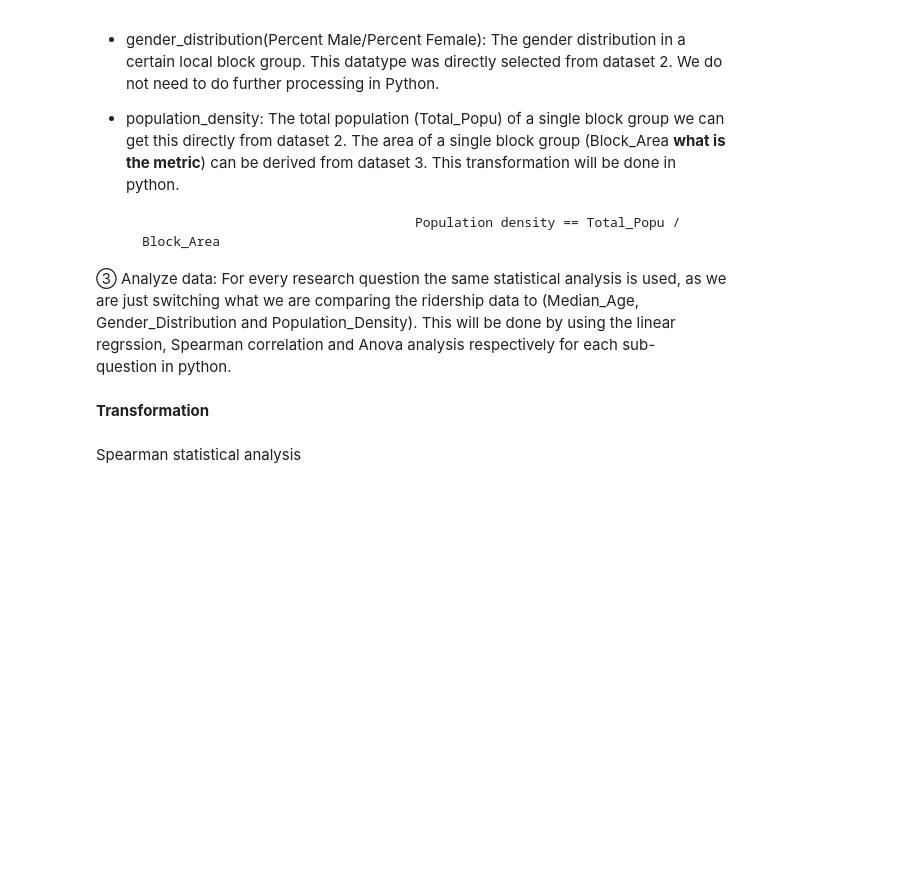
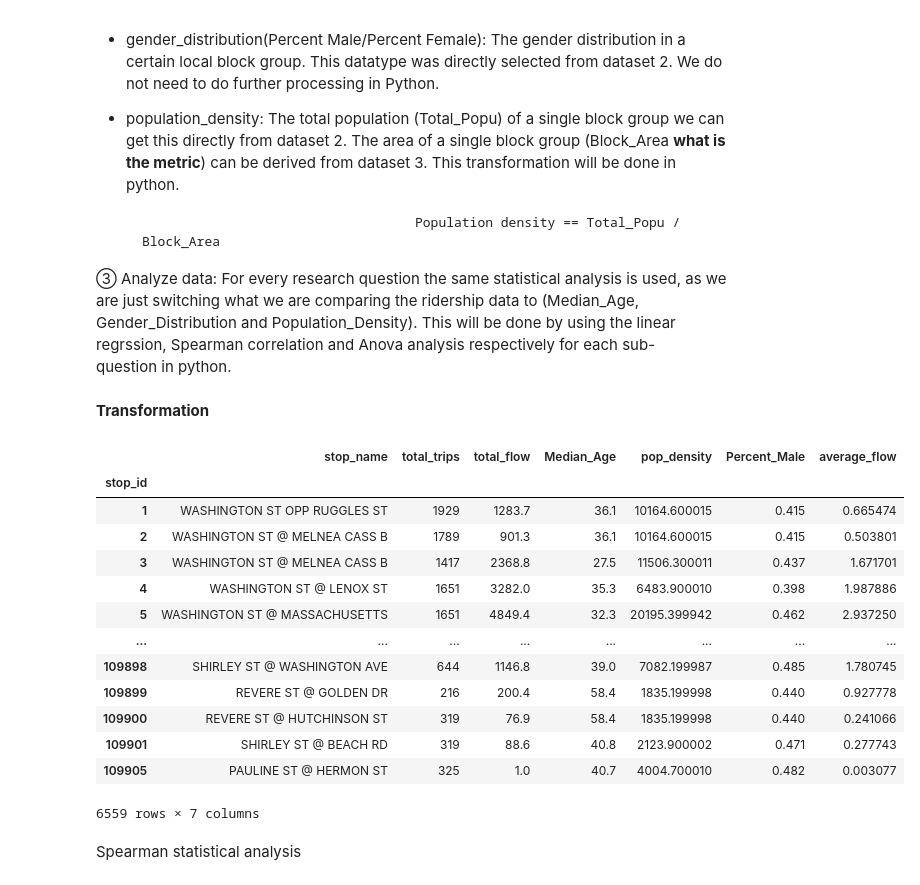
Before and after one commit to Mulhamomar/TIL6022_group10, a Jupyter notebook: TIL-6022 Bus Ridership.ipynb, the cells around one changed output. Drawn from its saved outputs; the diff is of its cells as text; code cells hidden in the pictures; blank space fills up the shorter version.

```diff
--- a/TIL-6022 Bus Ridership.ipynb
+++ b/TIL-6022 Bus Ridership.ipynb
@@ -93,21 +93,36 @@ import numpy as np
 # %%
 file = 'TIL6022Data.csv'
 new_file = 'TIL6022aggdata.csv'
 df = pd.read_csv(file) #Read CSV
 def calculate_columns(df):
     df['pop_density'] = df['Total_Pop']/df['BG Area'] #Calculates population density (people per km2)
     df['total_trips'] = (df['num_trips']*5).where(df['day_type_name'] == 'weekday', df['num_trips']) #Finds number of trips per week
     df['total_ons'] = df['total_trips']*df['average_ons'] #Finds total ons per week
     df['total_offs'] = df['total_trips']*df['average_offs'] #Finds total offs per week
     df['average_flow'] = df['average_ons']+df['average_offs'] #Finds average flow
     df['total_flow'] = df['total_ons']+df['total_offs'] #Finds total flow per week
     #df.to_csv(file) #Update CSV
     agg_functions = {'stop_name': 'first', 'total_trips': 'sum','total_flow':'sum', 'Median_Age': 'first', 'pop_density' : 'first', 'Percent_Male': 'first'} #transformations done in the aggregate funciton
     df_new = df.groupby(df['stop_id']).aggregate(agg_functions) #transforming the data
     df_new['average_flow'] = df_new['total_flow']/df_new['total_trips']
     df_new.to_csv(new_file)
-#print(df_new)]
+    display(df_new)
 calculate_columns(df)
+# %% [output]
+|  | stop_name | total_trips | total_flow | Median_Age | pop_density | Percent_Male | average_flow |
+| stop_id |  |  |  |  |  |  |  |
+| 1 | WASHINGTON ST OPP RUGGLES ST | 1929 | 1283.7 | 36.1 | 10164.600015 | 0.415 | 0.665474 |
+| 2 | WASHINGTON ST @ MELNEA CASS B | 1789 | 901.3 | 36.1 | 10164.600015 | 0.415 | 0.503801 |
+| 3 | WASHINGTON ST @ MELNEA CASS B | 1417 | 2368.8 | 27.5 | 11506.300011 | 0.437 | 1.671701 |
+| 4 | WASHINGTON ST @ LENOX ST | 1651 | 3282.0 | 35.3 | 6483.900010 | 0.398 | 1.987886 |
+| 5 | WASHINGTON ST @ MASSACHUSETTS | 1651 | 4849.4 | 32.3 | 20195.399942 | 0.462 | 2.937250 |
+| ... | ... | ... | ... | ... | ... | ... | ... |
+| 109898 | SHIRLEY ST @ WASHINGTON AVE | 644 | 1146.8 | 39.0 | 7082.199987 | 0.485 | 1.780745 |
+| 109899 | REVERE ST @ GOLDEN DR | 216 | 200.4 | 58.4 | 1835.199998 | 0.440 | 0.927778 |
+| 109900 | REVERE ST @ HUTCHINSON ST | 319 | 76.9 | 58.4 | 1835.199998 | 0.440 | 0.241066 |
+| 109901 | SHIRLEY ST @ BEACH RD | 319 | 88.6 | 40.8 | 2123.900002 | 0.471 | 0.277743 |
+| 109905 | PAULINE ST @ HERMON ST | 325 | 1.0 | 40.7 | 4004.700010 | 0.482 | 0.003077 |
+6559 rows × 7 columns
 # %% [markdown]
 Spearman statistical analysis
 # %%
```
Also changed, not shown: parts of 4 cells of this notebook, 1 other file.
